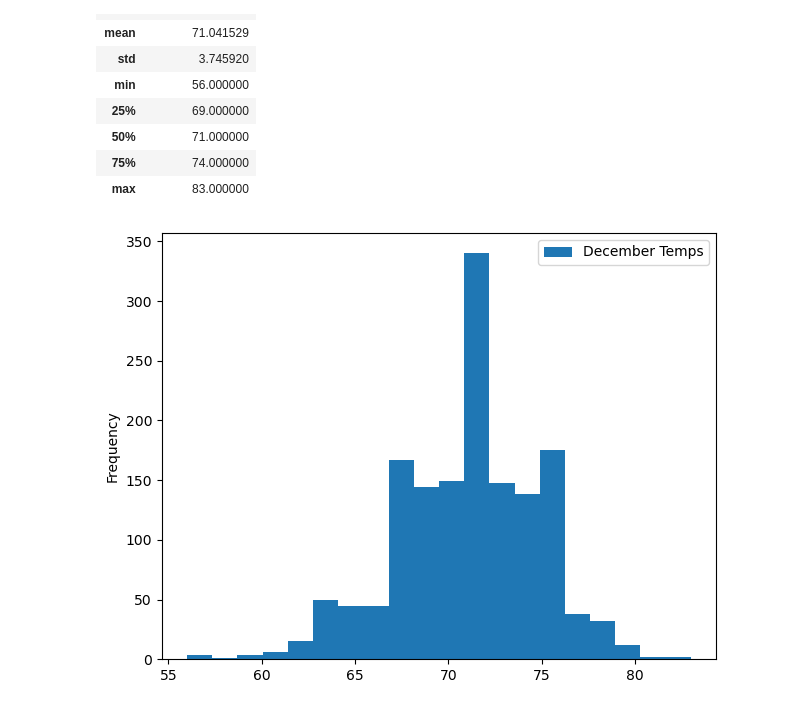
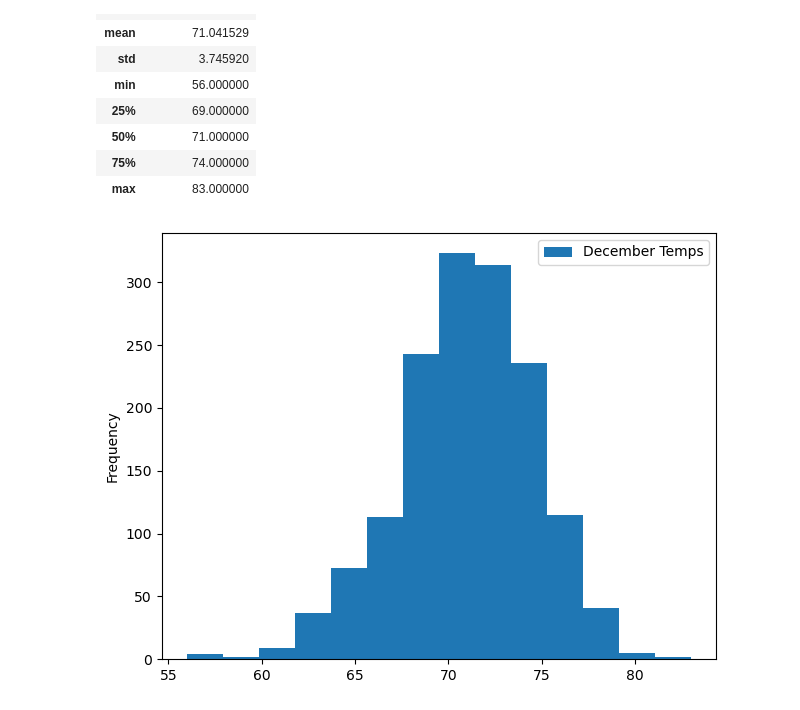
Before and after one commit to chrisc1777/surfs_up, a Jupyter notebook: SurfsUp_Challenge.ipynb, the cells around one changed output. Saved outputs shown, nothing was run; the diff lists cells and outputs as text; code cells hidden in the pictures.

```diff
--- a/SurfsUp_Challenge.ipynb
+++ b/SurfsUp_Challenge.ipynb
@@ -132,7 +132,7 @@ december_temp_df.describe()
 | max | 83.000000 |
 # %%
 # 10. Return to your challenge instructions to compare your summary statistics
-december_temp_df.plot.hist(bins=20)
+december_temp_df.plot.hist(bins=14)
 plt.tight_layout()
 # %% [output]
-[figure, old version]
+[figure, new version]
```
Also changed, not shown: 1 other file.
